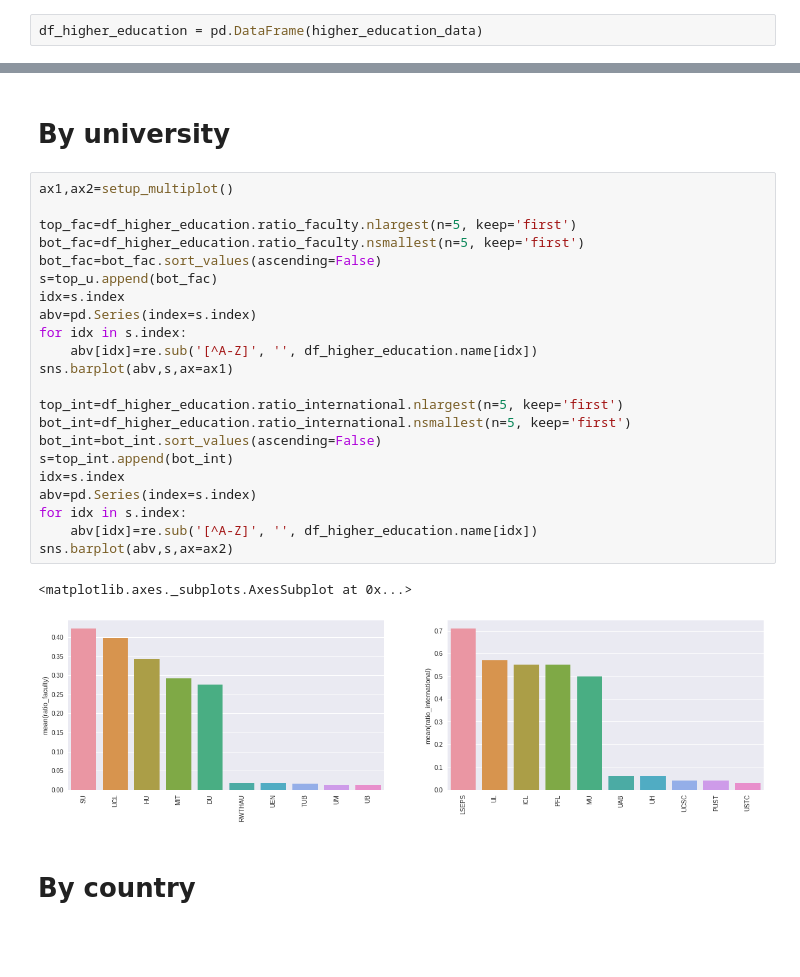
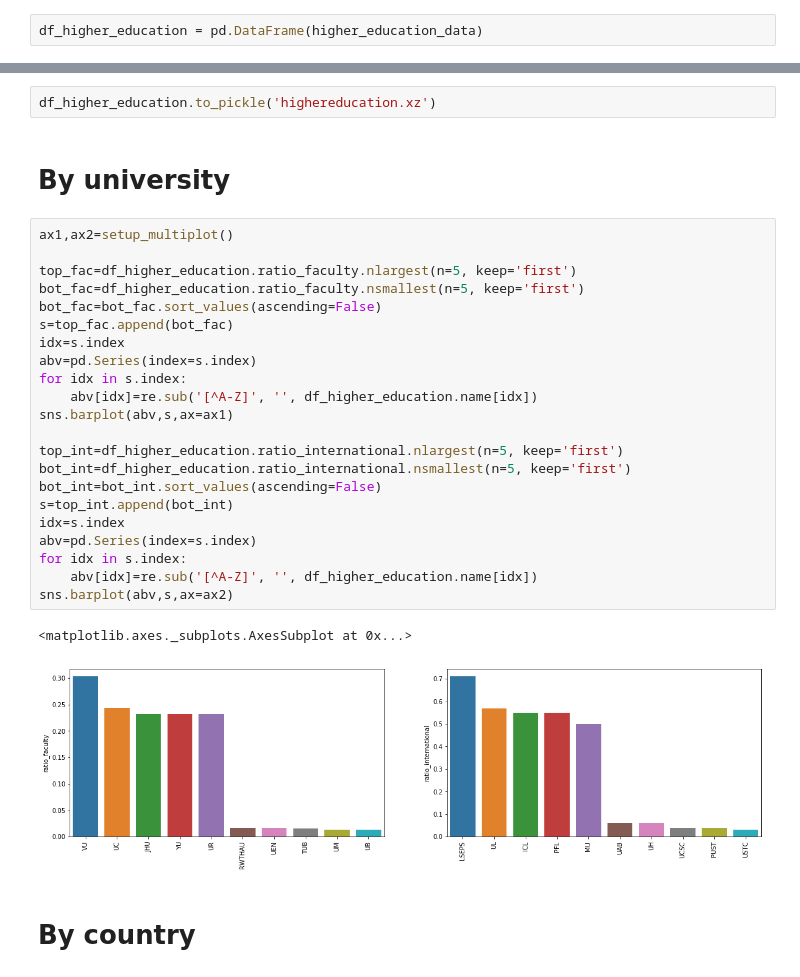
Before and after one commit to Polymere/ADA_Group, a Jupyter notebook: Homework/02 - Data from the Web/Scraping.ipynb, the cells around one changed output, grey strips where cells are left out. Drawn from its saved outputs; the diff is of its cells as text; blank space fills up the shorter version.

```diff
--- a/Homework/02 - Data from the Web/Scraping.ipynb
+++ b/Homework/02 - Data from the Web/Scraping.ipynb
@@ -290,33 +276,35 @@ df_higher_education.head()
 | 2 | United States | None | 339 | California Institute of Technology | =3 | None | 596 | ... |
 | 3 | United States | None | 2112 | Stanford University | =3 | None | 3485 | ... |
 | 4 | United States | None | 1284 | Massachusetts Institute of Techno... | 5 | None | 3800 | ... |
+# %%
+df_higher_education.to_pickle('highereducation.xz')
 # %% [markdown]
 # By university
 # %%
 ax1,ax2=setup_multiplot()
 
 top_fac=df_higher_education.ratio_faculty.nlargest(n=5, keep='first')
 bot_fac=df_higher_education.ratio_faculty.nsmallest(n=5, keep='first')
 bot_fac=bot_fac.sort_values(ascending=False)
-s=top_u.append(bot_fac)
+s=top_fac.append(bot_fac)
 idx=s.index
 abv=pd.Series(index=s.index)
 for idx in s.index:
     abv[idx]=re.sub('[^A-Z]', '', df_higher_education.name[idx])
 sns.barplot(abv,s,ax=ax1)
 
 top_int=df_higher_education.ratio_international.nlargest(n=5, keep='first')
 bot_int=df_higher_education.ratio_international.nsmallest(n=5, keep='first')
 bot_int=bot_int.sort_values(ascending=False)
 s=top_int.append(bot_int)
 idx=s.index
 abv=pd.Series(index=s.index)
 for idx in s.index:
     abv[idx]=re.sub('[^A-Z]', '', df_higher_education.name[idx])
 sns.barplot(abv,s,ax=ax2)
 # %% [output]
 <matplotlib.axes._subplots.AxesSubplot at 0x...>
-[figure, old version]
+[figure, new version]
 # %% [markdown]
 # By country
 # %%
```
Also changed, not shown: parts of 22 cells of this notebook.
